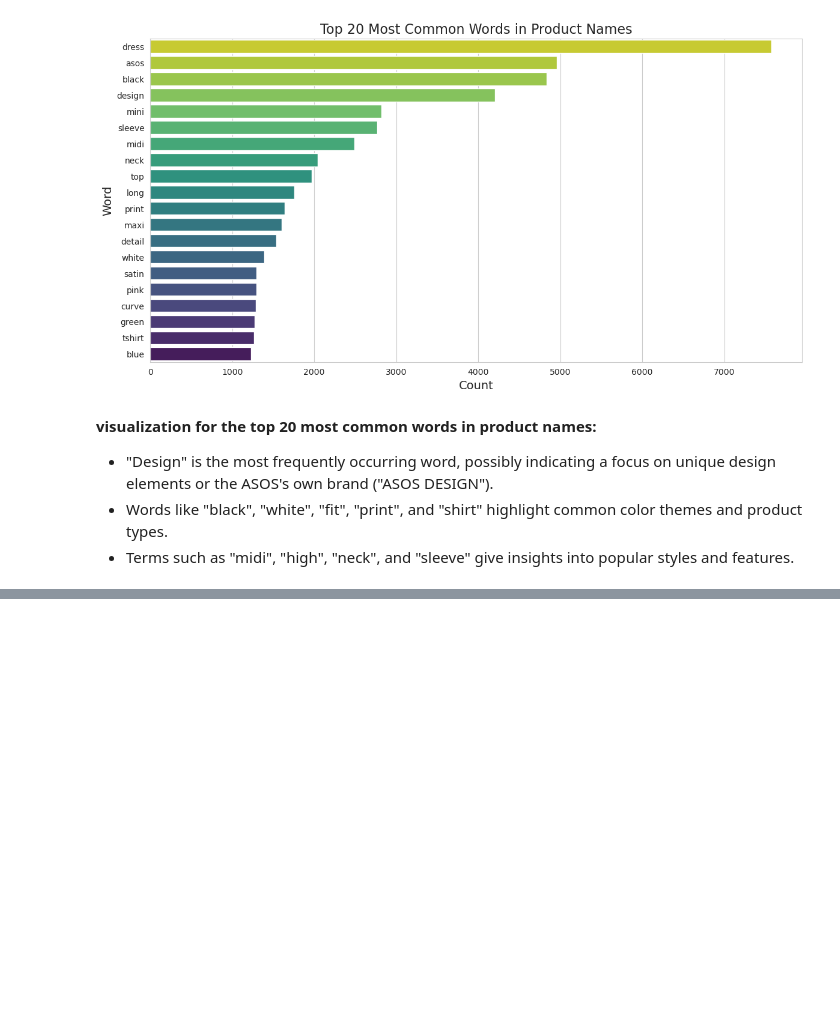
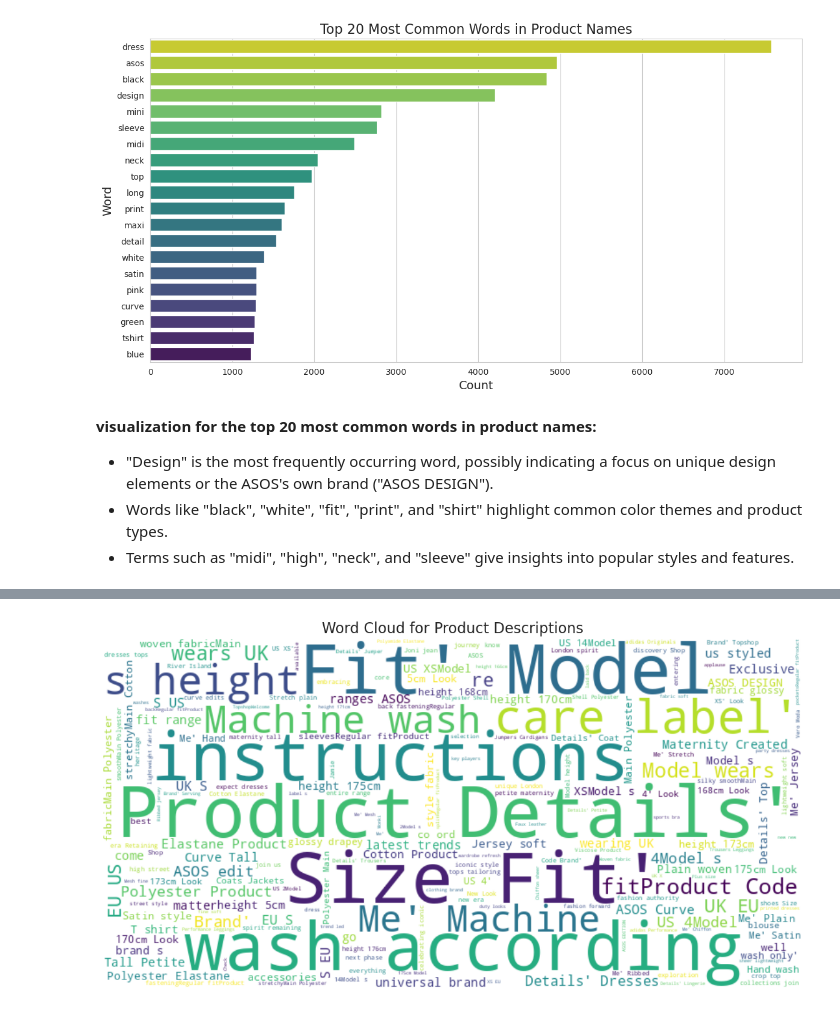
Before and after one commit to raj-rajat/Asos-E-Commerce-Dataset---30-845-products, a Jupyter notebook: asos-e-commerce-dataset-30-845-products.ipynb, the cells around one changed output, grey strips where cells are left out. Saved outputs shown, nothing was run; the diff lists cells and outputs as text; code cells hidden in the pictures; blank space fills up the shorter version.

```diff
--- a/asos-e-commerce-dataset-30-845-products.ipynb
+++ b/asos-e-commerce-dataset-30-845-products.ipynb
@@ -725,0 +784,19 @@ plt.show()
+# %%
+from wordcloud import WordCloud
+
+# Word Cloud Visualization: Create a word cloud based on product descriptions
+
+# Combine all descriptions into a single string
+description_text = ' '.join(df_asos_cleaned['description'].dropna())
+
+# Generate the word cloud
+wordcloud = WordCloud(width=800, height=400, background_color='white', colormap='viridis').generate(description_text)
+
+# Plot the word cloud
+plt.figure(figsize=(14, 7))
+plt.imshow(wordcloud, interpolation='bilinear')
+plt.axis('off')
+plt.title('Word Cloud for Product Descriptions', fontsize=16)
+plt.show()
+# %% [output]
+[figure, added]
```
Also changed, not shown: parts of 18 cells of this notebook.
